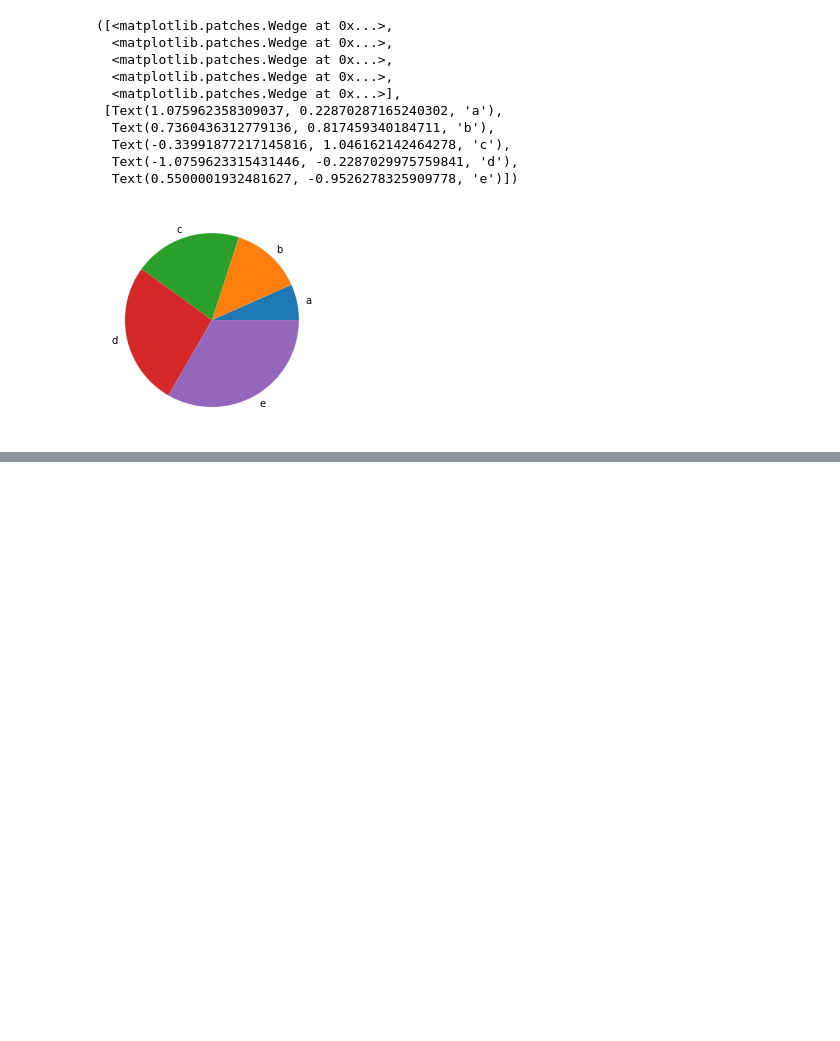
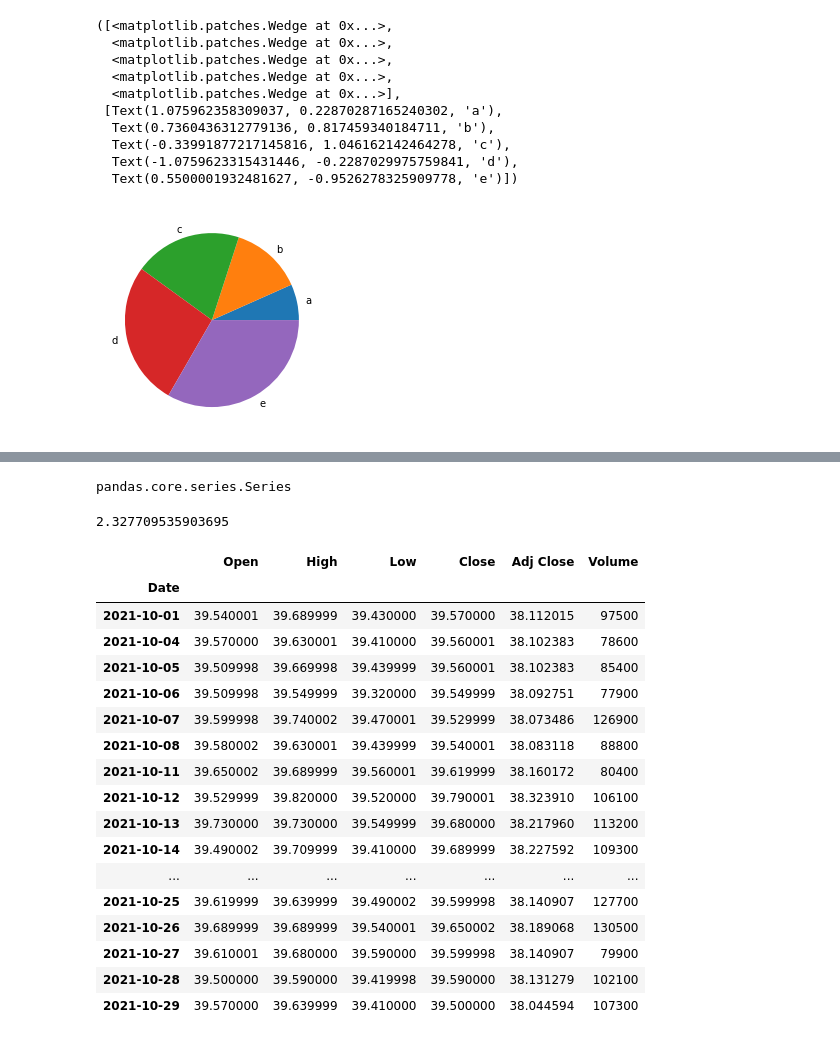
Before and after one commit to liangming1225/pythonclass, a Jupyter notebook: python20220829.ipynb, the cells around one changed output, grey strips where cells are left out. Saved outputs shown, nothing was run; the diff lists cells and outputs as text; code cells hidden in the pictures; blank space fills up the shorter version.

```diff
--- a/python20220829.ipynb
+++ b/python20220829.ipynb
@@ -788,0 +833,29 @@ plt.pie(x, labels=c)
+# %%
+type(df['Close'])
+# %% [output]
+pandas.core.series.Series
+# %%
+df['Close'][-1]/df['Close'][0]
+# %% [output]
+2.327709535903695
+# %%
+df['2021-10']
+# %% [output]
+|  | Open | High | Low | Close | Adj Close | Volume |
+| Date |  |  |  |  |  |  |
+| 2021-10-01 | 39.540001 | 39.689999 | 39.430000 | 39.570000 | 38.112015 | 97500 |
+| 2021-10-04 | 39.570000 | 39.630001 | 39.410000 | 39.560001 | 38.102383 | 78600 |
+| 2021-10-05 | 39.509998 | 39.669998 | 39.439999 | 39.560001 | 38.102383 | 85400 |
+| 2021-10-06 | 39.509998 | 39.549999 | 39.320000 | 39.549999 | 38.092751 | 77900 |
+| 2021-10-07 | 39.599998 | 39.740002 | 39.470001 | 39.529999 | 38.073486 | 126900 |
+| 2021-10-08 | 39.580002 | 39.630001 | 39.439999 | 39.540001 | 38.083118 | 88800 |
+| 2021-10-11 | 39.650002 | 39.689999 | 39.560001 | 39.619999 | 38.160172 | 80400 |
+| 2021-10-12 | 39.529999 | 39.820000 | 39.520000 | 39.790001 | 38.323910 | 106100 |
+| 2021-10-13 | 39.730000 | 39.730000 | 39.549999 | 39.680000 | 38.217960 | 113200 |
+| 2021-10-14 | 39.490002 | 39.709999 | 39.410000 | 39.689999 | 38.227592 | 109300 |
+| ... | ... | ... | ... | ... | ... | ... |
+| 2021-10-25 | 39.619999 | 39.639999 | 39.490002 | 39.599998 | 38.140907 | 127700 |
+| 2021-10-26 | 39.689999 | 39.689999 | 39.540001 | 39.650002 | 38.189068 | 130500 |
+| 2021-10-27 | 39.610001 | 39.680000 | 39.590000 | 39.599998 | 38.140907 | 79900 |
+| 2021-10-28 | 39.500000 | 39.590000 | 39.419998 | 39.590000 | 38.131279 | 102100 |
+| 2021-10-29 | 39.570000 | 39.639999 | 39.410000 | 39.500000 | 38.044594 | 107300 |
```
Also changed, not shown: parts of 27 cells of this notebook.
